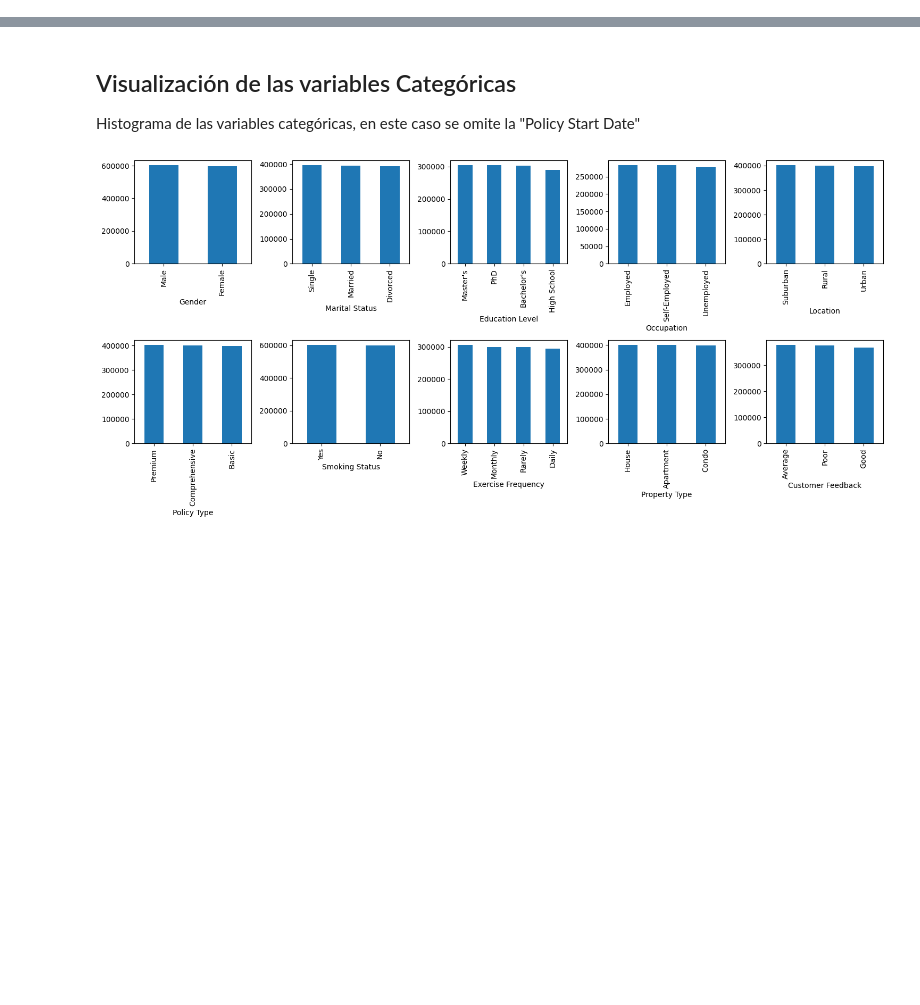
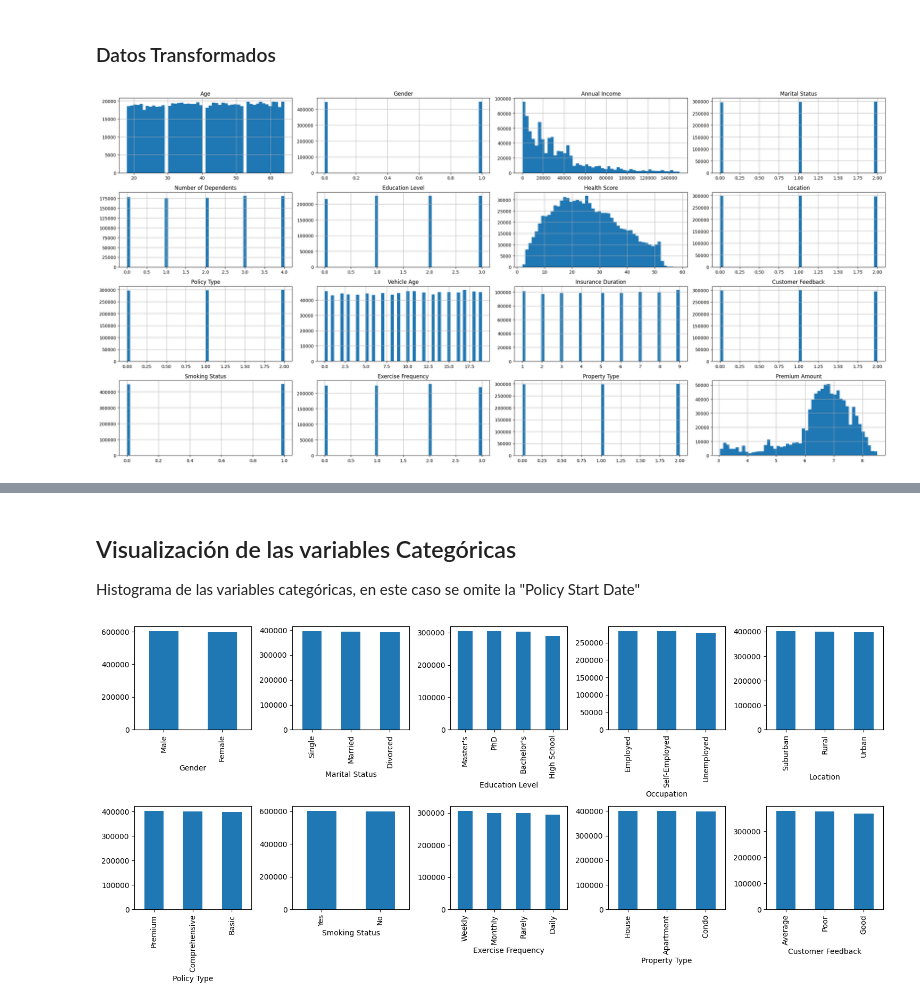
Before and after one commit to JahilCorbera/Kaggle-Insurance-Regression, a Jupyter notebook: notebooks/01_data_understanding/02_EDA_detailed.ipynb, the cells around one changed output, grey strips where cells are left out. Saved outputs shown, nothing was run; the diff lists cells and outputs as text; code cells hidden in the pictures; blank space fills up the shorter version.

```diff
--- a/notebooks/01_data_understanding/02_EDA_detailed.ipynb
+++ b/notebooks/01_data_understanding/02_EDA_detailed.ipynb
@@ -15,0 +31,8 @@ plt.show()
+# %% [markdown]
+### Datos Transformados
+# %%
+train_transform_df.hist(bins=50, figsize=(25,12),layout=(4,4))
+plt.tight_layout()
+plt.show()
+# %% [output]
+[figure, added]
```
Also changed, not shown: parts of 15 cells of this notebook, 1 other file.
